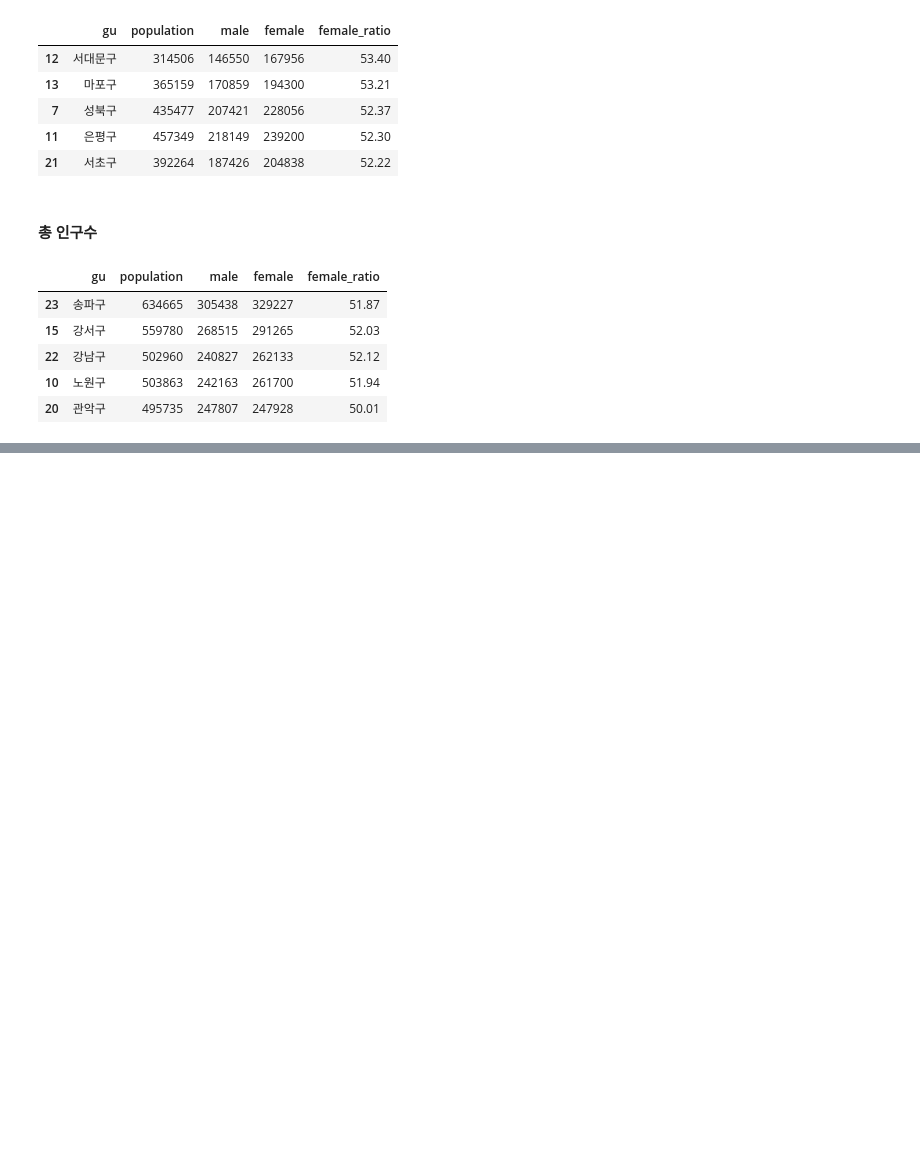
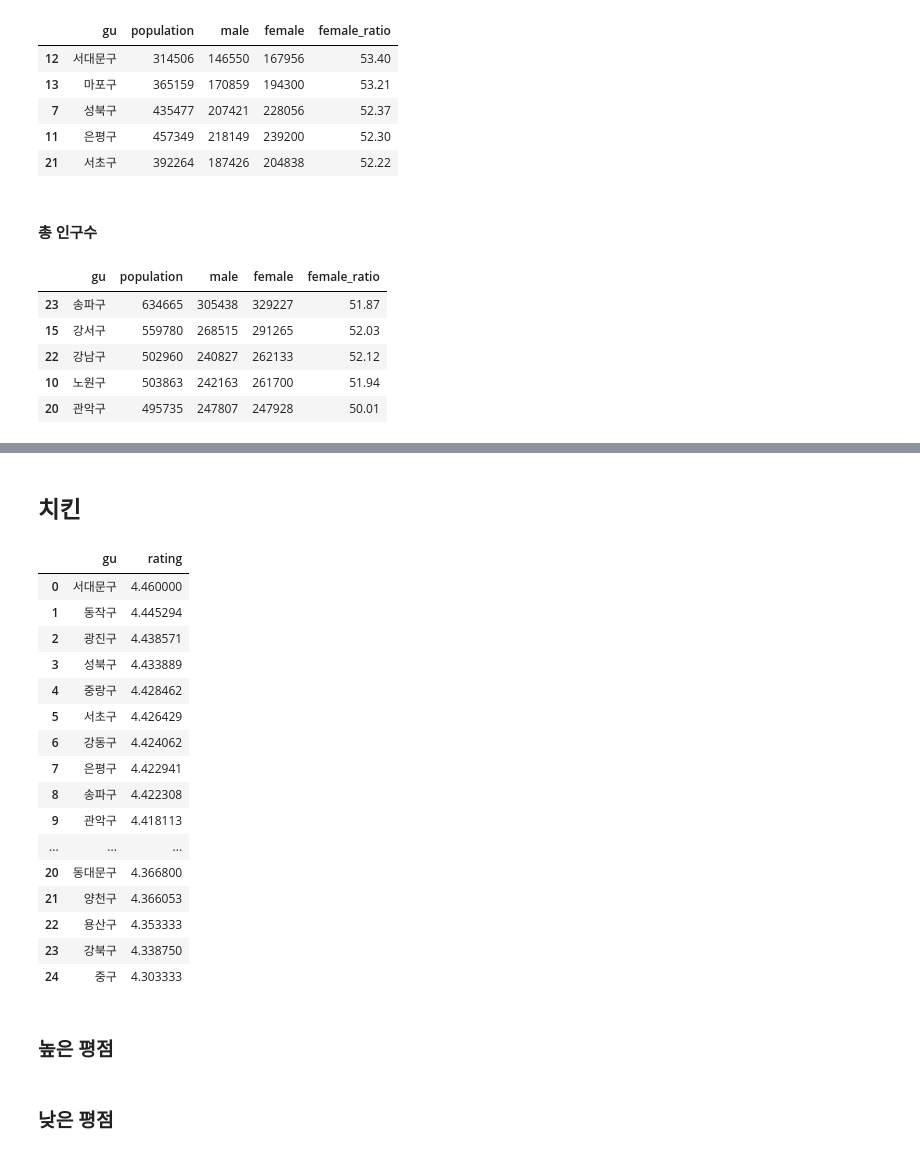
Before and after one commit to sangchun1/sales_project, a Jupyter notebook: data_analysis/seoul_delievery_analysis.ipynb, the cells around one changed output, grey strips where cells are left out. Cells and saved outputs as stored; diff of their text form; code cells hidden in the pictures; blank space fills up the shorter version.

```diff
--- a/data_analysis/seoul_delievery_analysis.ipynb
+++ b/data_analysis/seoul_delievery_analysis.ipynb
@@ -278,0 +1184,2 @@ dfi.export(df_female_num, "./plot/df_female_num.png")
+# %% [markdown]
+## 치킨
@@ -278,0 +1188,36 @@ dfi.export(df_female_num, "./plot/df_female_num.png")
+# %%
+# 업종별 평균 평점
+df_food_r_c = df_food_r_c.groupby('gu').rating.mean().to_frame()
+# %%
+# 인덱스 새로 생성
+df_food_r_c.reset_index(inplace=True)
+# %%
+# 컬럼명 변경
+df_food_r_c.rename(columns={'gu':'자치구', 'rating':'평균 평점'}, inplace=True)
+# %%
+# 평점을 소수점 두자리로 축소
+for i in df_food_r_c.index:
+    df_food_r_c.loc[i, '평균 평점'] = round(df_food_r_c.loc[i, '평균 평점'], 2)
+# %%
+# 데이터 확인
+df_food_r_c
+# %% [output]
+|  | gu | rating |
+| 0 | 서대문구 | 4.460000 |
+| 1 | 동작구 | 4.445294 |
+| 2 | 광진구 | 4.438571 |
+| 3 | 성북구 | 4.433889 |
+| 4 | 중랑구 | 4.428462 |
+| 5 | 서초구 | 4.426429 |
+| 6 | 강동구 | 4.424062 |
+| 7 | 은평구 | 4.422941 |
+| 8 | 송파구 | 4.422308 |
+| 9 | 관악구 | 4.418113 |
+| ... | ... | ... |
+| 20 | 동대문구 | 4.366800 |
+| 21 | 양천구 | 4.366053 |
+| 22 | 용산구 | 4.353333 |
+| 23 | 강북구 | 4.338750 |
+| 24 | 중구 | 4.303333 |
+# %% [markdown]
+### 높은 평점
@@ -278,0 +1231,2 @@ dfi.export(df_female_num, "./plot/df_female_num.png")
+# %% [markdown]
+### 낮은 평점
```
Also changed, not shown: parts of 161 cells of this notebook, 17 other files.
